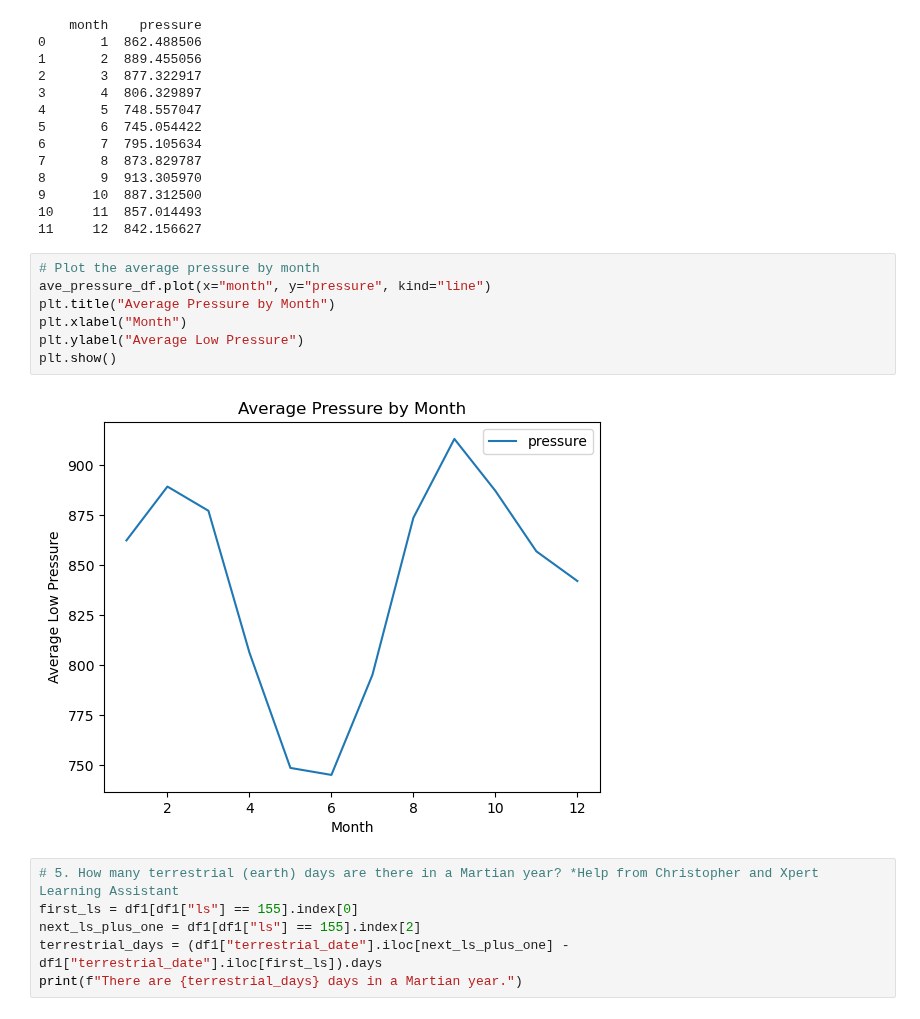
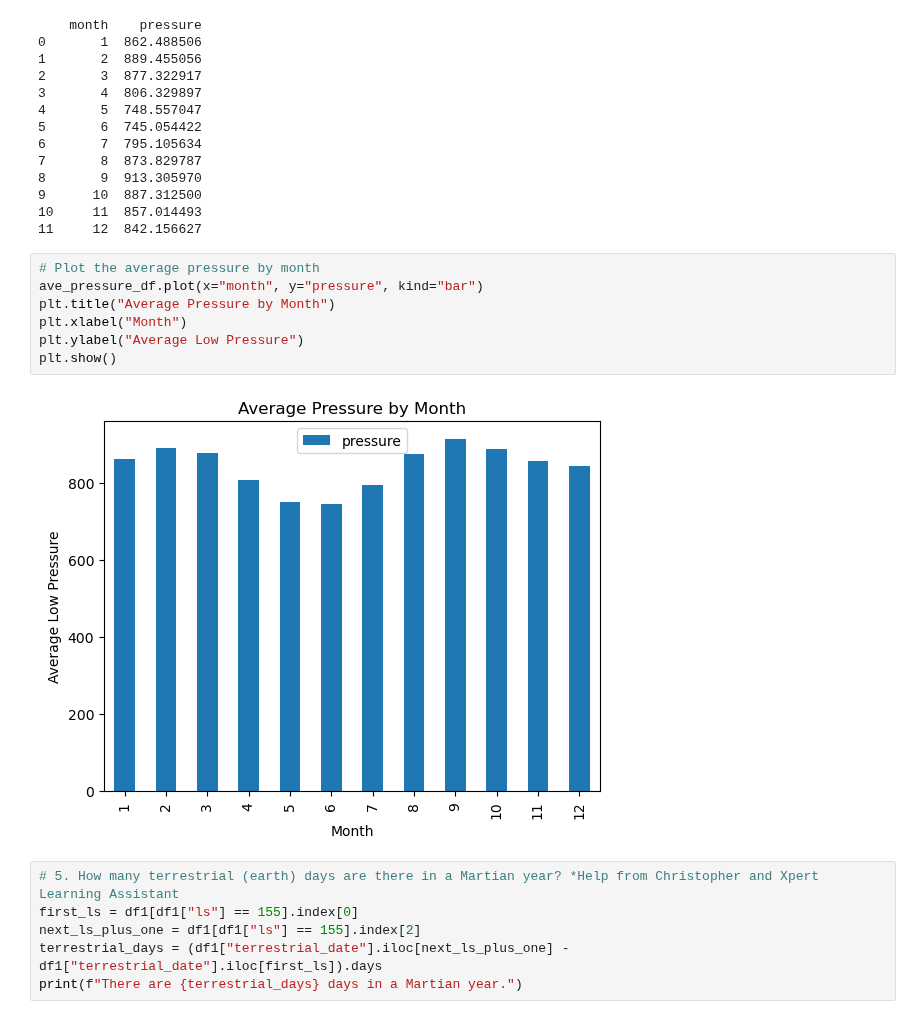
Before and after one commit to smruth17/data_collection, a Jupyter notebook: part_2_mars_weather.ipynb, the cells around one changed output. Saved outputs shown, nothing was run; the diff lists cells and outputs as text.

```diff
--- a/part_2_mars_weather.ipynb
+++ b/part_2_mars_weather.ipynb
@@ -226,13 +225,13 @@ print(ave_pressure_df)
 11     12  842.156627
 # %%
 # Plot the average pressure by month
-ave_pressure_df.plot(x="month", y="pressure", kind="line")
+ave_pressure_df.plot(x="month", y="pressure", kind="bar")
 plt.title("Average Pressure by Month")
 plt.xlabel("Month")
 plt.ylabel("Average Low Pressure")
 plt.show()
 # %% [output]
-[figure, old version]
+[figure, new version]
 # %%
 # 5. How many terrestrial (earth) days are there in a Martian year? *Help from Christopher and Xpert Learning Assistant
 first_ls = df1[df1["ls"] == 155].index[0]
```
Also changed, not shown: parts of 5 cells of this notebook, 2 other files.
